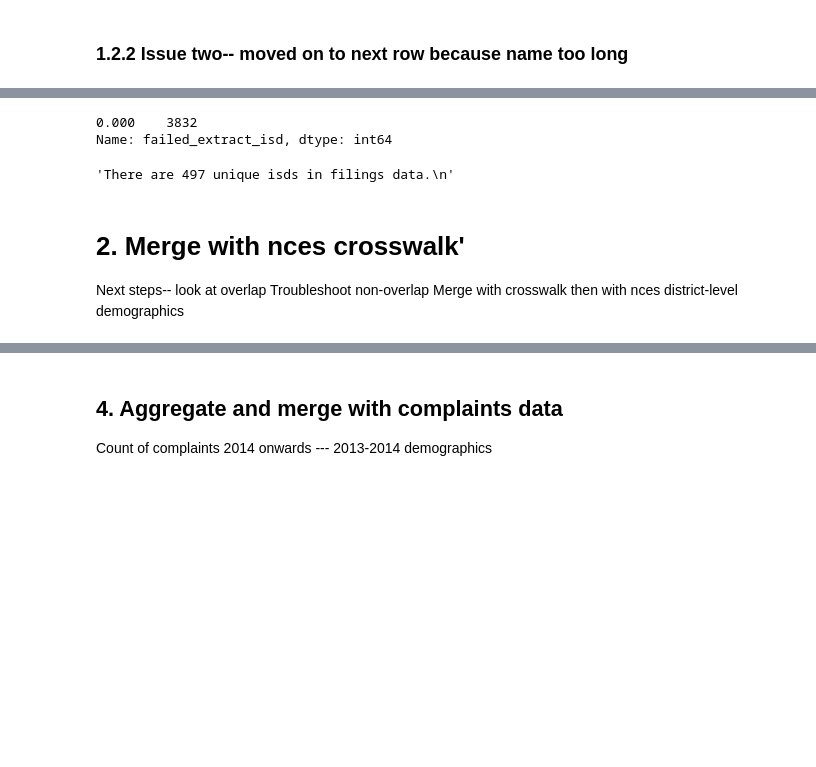
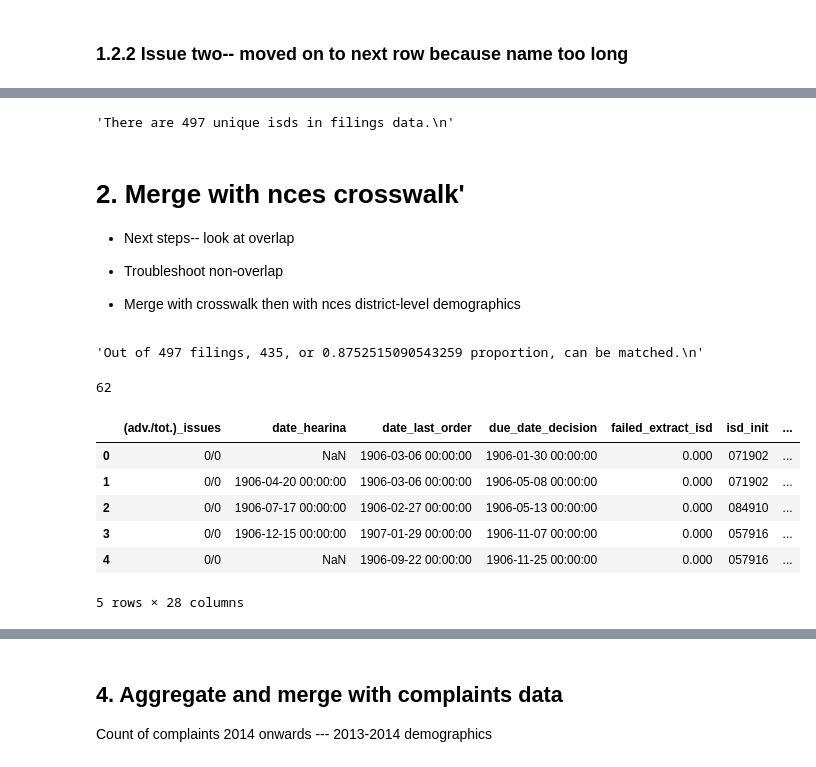
Before and after one commit to rebeccajohnson88/rights_towhat_chapter, a Jupyter notebook: code/texas_filings/01_merge_withdem_tx.ipynb, the cells around one changed output, grey strips where cells are left out. Saved outputs shown, nothing was run; the diff lists cells and outputs as text; code cells hidden in the pictures; blank space fills up the shorter version.

```diff
--- a/code/texas_filings/01_merge_withdem_tx.ipynb
+++ b/code/texas_filings/01_merge_withdem_tx.ipynb
@@ -285,29 +297,4 @@ True
 # %%
-def clean_next_row(one_row):
-
-    ## convert to correct type
-    if type(one_row) != str:
-        clean_row = str(one_row)
-    else:
-        clean_row = one_row
-
-    ## extract correct pattern
-    if bool(re.search(r'^-', str(clean_row))) == True:
-        isd = re.sub(r'^-', '', str(clean_row))
-
-    elif bool(re.search(r'\(', clean_row)) == True:
-        isd = re.sub(r'.*\(([0-9]+)\).*', r'\1', clean_row)
-
-    else:
-        isd = np.nan
-
-    ## pad 0's
-    if type(isd) == str and len(isd) == 5:
-        isd = "0" + isd
-
-    return(isd)
-
-
 nextrow_isds = [clean_next_row(one_row) for one_row in df_nextrow_missisd.nan_lea_student]
 
 ## add to original
@@ -325,34 +312,63 @@ texas_round3 = pd.concat([texas_round2[texas_round2.failed_extract_isd == 0].cop
 """There are {} unique isds in filings data.
 """.format(len(texas_round3.isd_init.unique()))
 # %% [output]
-0.000    3832
-Name: failed_extract_isd, dtype: int64
+'There are 497 unique isds in filings data.\n'
-'There are 497 unique isds in filings data.\n'
 # %% [markdown]
 # 2. Merge with nces crosswalk'
 
-Next steps-- look at overlap
-Troubleshoot non-overlap
-Merge with crosswalk then with nces district-level demographics
+- Next steps-- look at overlap
+
+- Troubleshoot non-overlap
+
+- Merge with crosswalk then with nces district-level demographics
 # %%
 
 
 ## load nces data for texas
 ## and before working on further,
 ## see if the ids are useful
 ## before cleaning further
 id_crosswalk = pd.read_csv(base_path + "data/texas/intermediate/texas_distid_nces_crosswalk.csv")
 id_crosswalk['statelevel_id'] = [str(re.sub("-", "", one_id)) for one_id in id_crosswalk.DISTRICT]
 id_crosswalk_relcols = id_crosswalk[['statelevel_id', 'NCES_DISTR']].copy()
 
 ##
 texas_ids_unique = id_crosswalk_relcols.statelevel_id.unique()
-filings_ids_unique = set(isds)
-len(filings_ids_unique)
+filings_ids_unique = set(texas_round3.isd_init)
 
 
-## see from pdf that dates are generally correct
-## but 100 years to early
-## use request date
-texas_filings_real['request_date_final'] = pd.to_datetime(texas_filings_real.reauest_date_o) + relativedelta(years = 100)
-texas_filings_real.head()
+isd_intersect = set(texas_ids_unique).intersection(filings_ids_unique)
+"""Out of {} filings, {}, or {} proportion, can be matched.
+""".format(len(filings_ids_unique),
+          len(isd_intersect),
+          len(isd_intersect)/len(filings_ids_unique))
+
+
+nonmatched_isds = filings_ids_unique.difference(texas_ids_unique)
+len(nonmatched_isds)
+
+
+## pull up names of nonmatched ones
+texas_round3['matched_filing'] = np.where(texas_round3.isd_init.isin(isd_intersect), 1, 0)
+
+## later, load nces data and can
+## see if can get a close match based on name
+
+## merge nces id's on
+texas_filings_wnces = pd.merge(texas_round3,
+                              id_crosswalk,
+                              left_on = "isd_init",
+                              right_on = "statelevel_id",
+                              how = "left")
+
+texas_filings_wnces.head()
+# %% [output]
+'Out of 497 filings, 435, or 0.8752515090543259 proportion, can be matched.\n'
+62
+|  | (adv./tot.)_issues | date_hearina | date_last_order | due_date_decision | failed_extract_isd | isd_init | ... |
+| 0 | 0/0 | NaN | 1906-03-06 00:00:00 | 1906-01-30 00:00:00 | 0.000 | 071902 | ... |
+| 1 | 0/0 | 1906-04-20 00:00:00 | 1906-03-06 00:00:00 | 1906-05-08 00:00:00 | 0.000 | 071902 | ... |
+| 2 | 0/0 | 1906-07-17 00:00:00 | 1906-02-27 00:00:00 | 1906-05-13 00:00:00 | 0.000 | 084910 | ... |
+| 3 | 0/0 | 1906-12-15 00:00:00 | 1907-01-29 00:00:00 | 1906-11-07 00:00:00 | 0.000 | 057916 | ... |
+| 4 | 0/0 | NaN | 1906-09-22 00:00:00 | 1906-11-25 00:00:00 | 0.000 | 057916 | ... |
+5 rows × 28 columns
```
Also changed, not shown: parts of 66 cells of this notebook.
